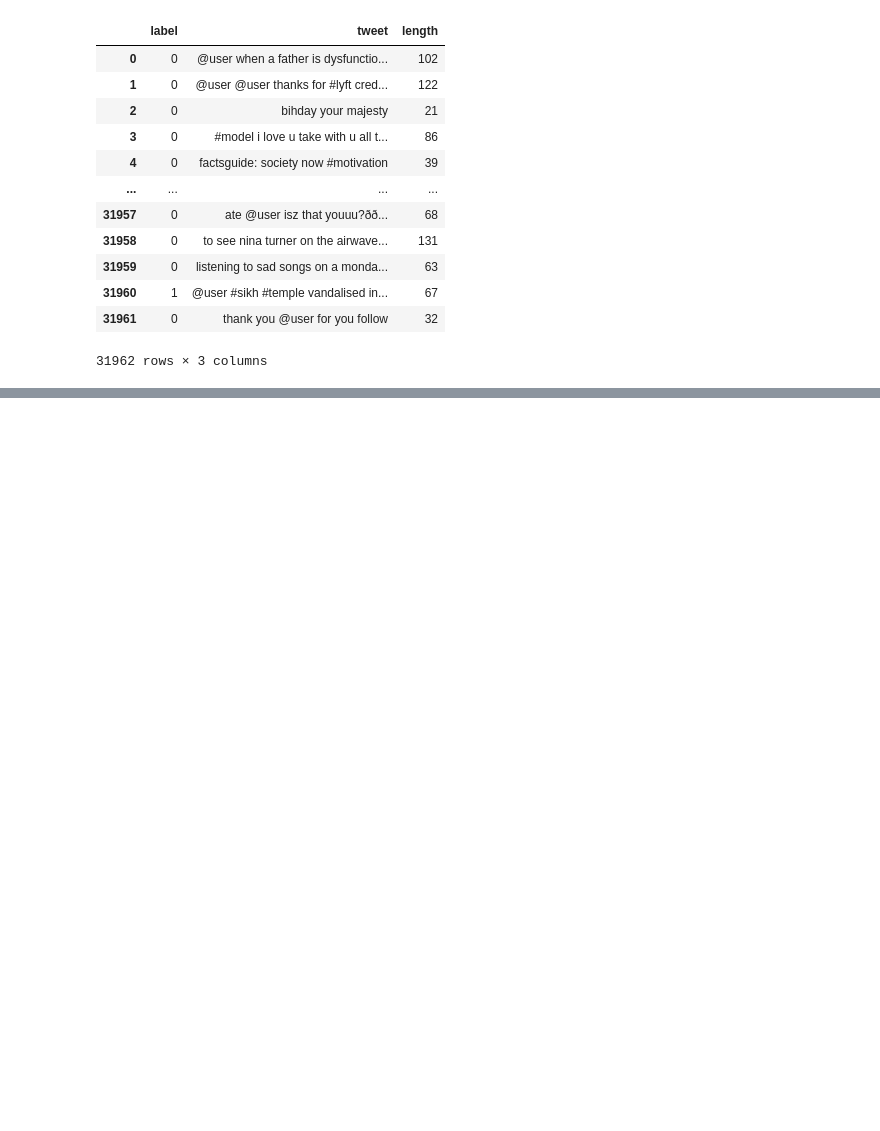
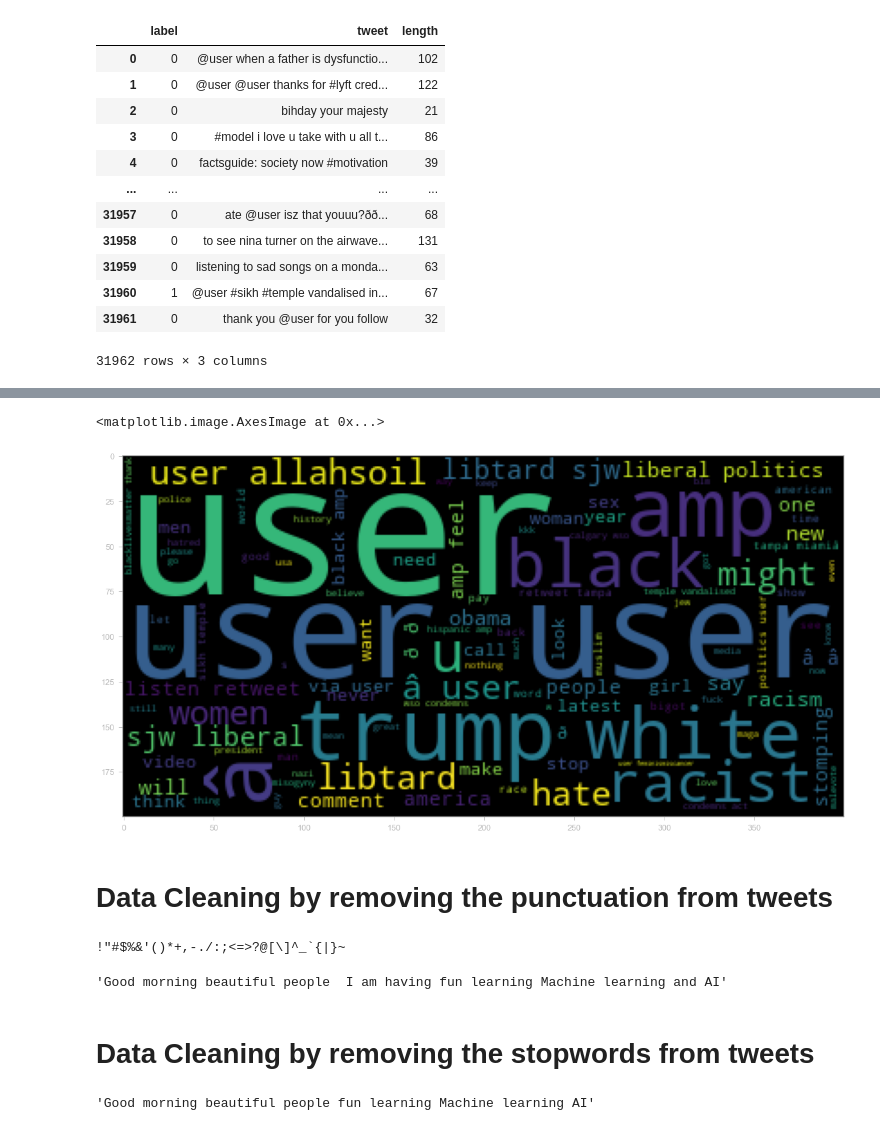
Before and after one commit to siddhardh-7/Twitter_Sentiment_Analysis, a Jupyter notebook: Twitter_Sentiment_Analysis.ipynb, the cells around one changed output, grey strips where cells are left out. Saved outputs shown, nothing was run; the diff lists cells and outputs as text; code cells hidden in the pictures; blank space fills up the shorter version.

Commit message:
removed stopwords and punctuations -Test

```diff
--- a/Twitter_Sentiment_Analysis.ipynb
+++ b/Twitter_Sentiment_Analysis.ipynb
@@ -57,0 +153,27 @@ twitter_df
+# %%
+plt.figure(figsize=(20,20))
+plt.imshow(WordCloud().generate(one_string_negative_tweets))
+# %% [output]
+<matplotlib.image.AxesImage at 0x...>
+[figure, added]
+# %% [markdown]
+# Data Cleaning by removing the punctuation from tweets
+# %%
+print(string.punctuation)
+# %% [output]
+!"#$%&'()*+,-./:;<=>?@[\]^_`{|}~
+# %%
+Test = 'Good morning beautiful people :)... I am having fun learning Machine learning and AI!!'
+test_without_punctuation = [char for char in Test if char not in string.punctuation]
+test_without_punctuation = ''.join(test_without_punctuation)
+test_without_punctuation
+# %% [output]
+'Good morning beautiful people  I am having fun learning Machine learning and AI'
+# %% [markdown]
+# Data Cleaning by removing the stopwords from tweets
+# %%
+test_removed_stopwords = [word for word in test_without_punctuation.split() if word.lower() not in stopwords.words('english')]
+test_removed_stopwords = " ".join(test_removed_stopwords)
+test_removed_stopwords
+# %% [output]
+'Good morning beautiful people fun learning Machine learning AI'
```
Also changed, not shown: parts of 12 cells of this notebook.
